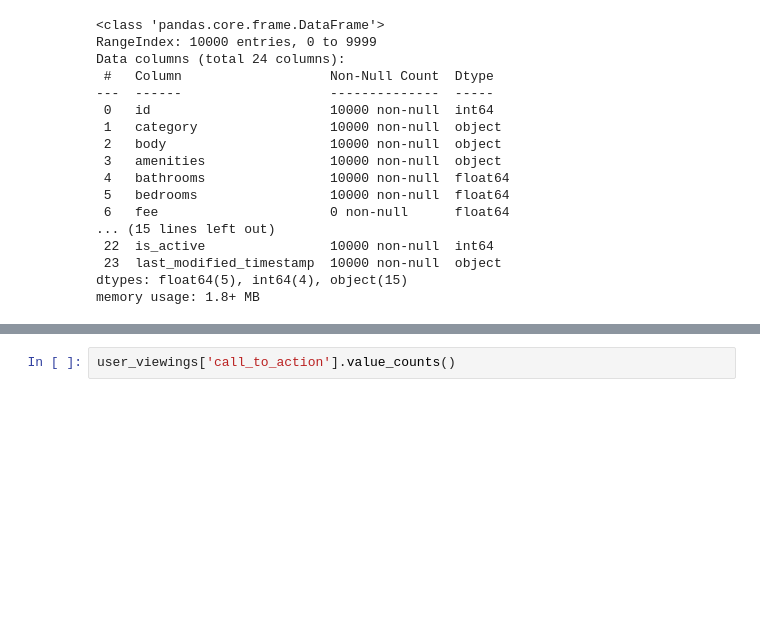
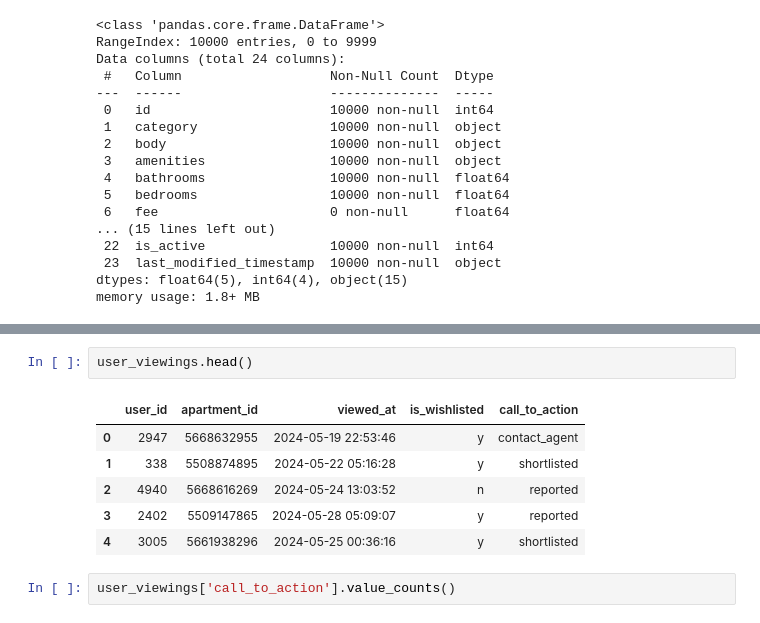
Before and after one commit to Amoako419/Rental_Marketplace, a Jupyter notebook: notebooks/kpis_pandas.ipynb, the cells around one changed output, grey strips where cells are left out. Drawn from its saved outputs; the diff is of its cells as text; blank space fills up the shorter version.

```diff
--- a/notebooks/kpis_pandas.ipynb
+++ b/notebooks/kpis_pandas.ipynb
@@ -45,3 +64,12 @@ memory usage: 1.8+ MB
+# %%
+user_viewings.head()
+# %% [output]
+|  | user_id | apartment_id | viewed_at | is_wishlisted | call_to_action |
+| 0 | 2947 | 5668632955 | 2024-05-19 22:53:46 | y | contact_agent |
+| 1 | 338 | 5508874895 | 2024-05-22 05:16:28 | y | shortlisted |
+| 2 | 4940 | 5668616269 | 2024-05-24 13:03:52 | n | reported |
+| 3 | 2402 | 5509147865 | 2024-05-28 05:09:07 | y | reported |
+| 4 | 3005 | 5661938296 | 2024-05-25 00:36:16 | y | shortlisted |
 # %%
 user_viewings['call_to_action'].value_counts()
 # %% [output]
```
Also changed, not shown: parts of 2 cells of this notebook, 1 other file.
